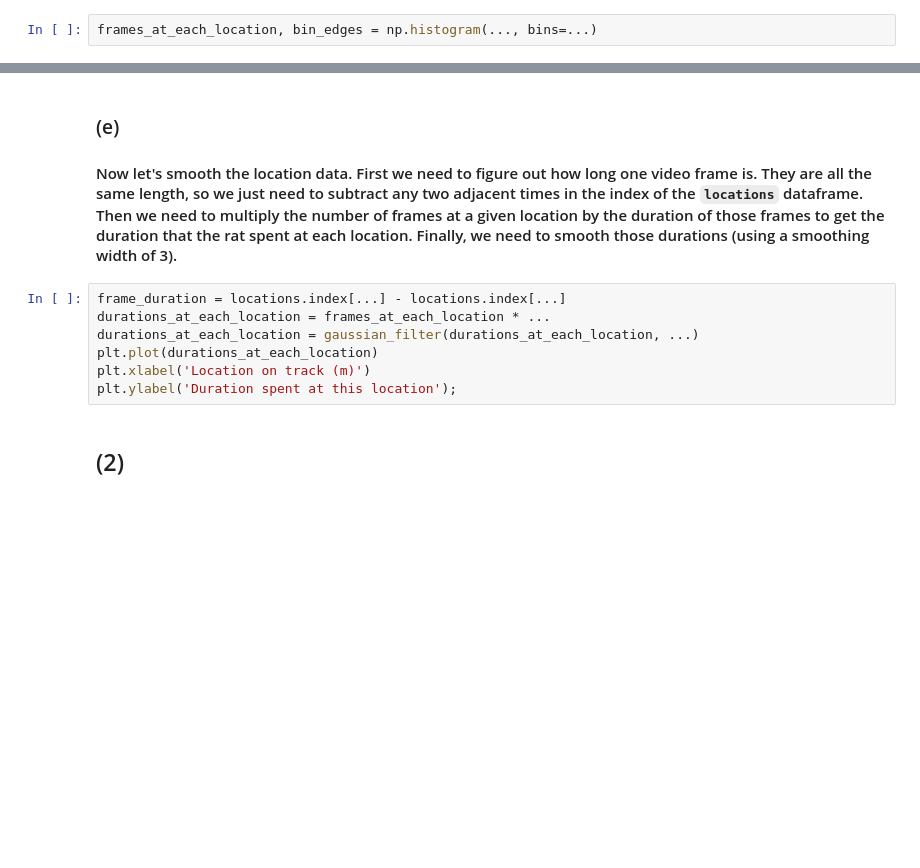
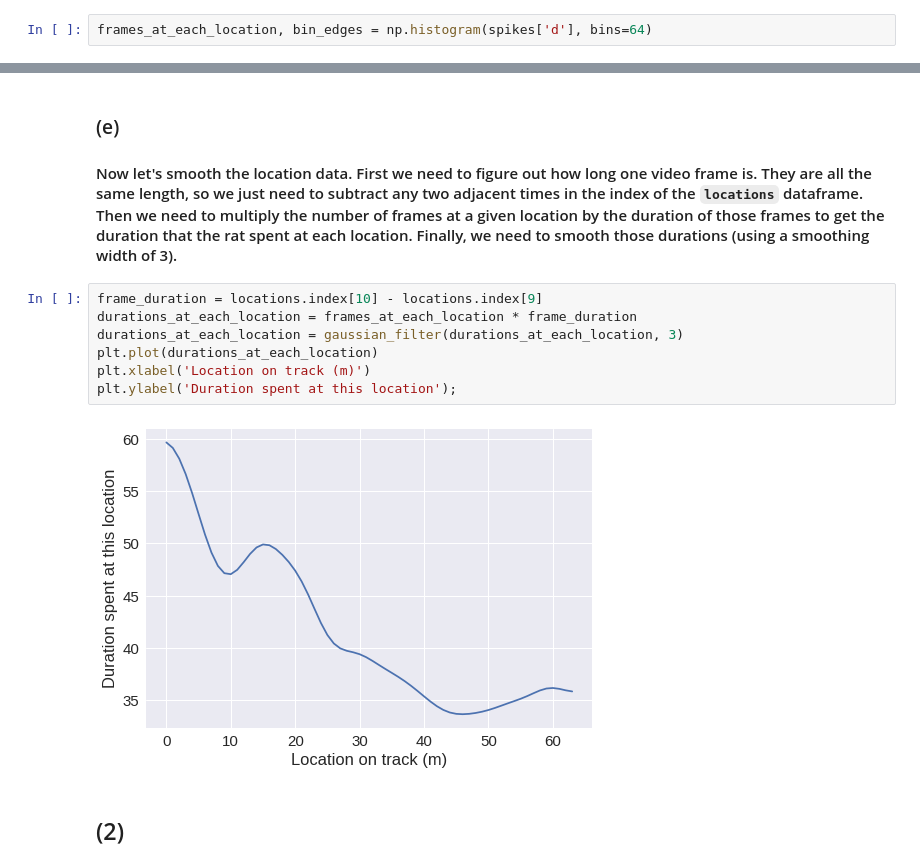
Before and after one commit to grobinson2019/BIO494, a Jupyter notebook: neural_coding_exercises.ipynb, the cells around one changed output, grey strips where cells are left out. Saved outputs shown, nothing was run; the diff lists cells and outputs as text; blank space fills up the shorter version.

```diff
--- a/neural_coding_exercises.ipynb
+++ b/neural_coding_exercises.ipynb
@@ -51,7 +84,7 @@ plt.ylabel('# of spikes observed there');
 ### (c)
 #### That shows us the histogram, but we are actually going to want to use the values plotted there for our analysis.  Use the function `np.histogram` to extract the counts in each bin (the number of video frames that the rat was at that approximate location), and the locations of the edges of each bin, using 64 bins.
 # %%
-frames_at_each_location, bin_edges = np.histogram(..., bins=...)
+frames_at_each_location, bin_edges = np.histogram(spikes['d'], bins=64)
 # %% [markdown]
 #### If you check, you will see that there are 101 bin edges, not 100.  That is because each bin edge is both the left edge of one bin and the right edge of another.  Let's find the center of each bin, which is a better description of data in the bin.
 # %%
@@ -72,12 +107,14 @@ plt.plot(smooth); # The orange trace
 ### (e)
 #### Now let's smooth the location data.  First we need to figure out how long one video frame is.  They are all the same length, so we just need to subtract any two adjacent times in the index of the `locations` dataframe.  Then we need to multiply the number of frames at a given location by the duration of those frames to get the duration that the rat spent at each location.  Finally, we need to smooth those durations (using a smoothing width of 3).
 # %%
-frame_duration = locations.index[...] - locations.index[...]
-durations_at_each_location = frames_at_each_location * ...
-durations_at_each_location = gaussian_filter(durations_at_each_location, ...)
+frame_duration = locations.index[10] - locations.index[9]
+durations_at_each_location = frames_at_each_location * frame_duration
+durations_at_each_location = gaussian_filter(durations_at_each_location, 3)
 plt.plot(durations_at_each_location)
 plt.xlabel('Location on track (m)')
 plt.ylabel('Duration spent at this location');
+# %% [output]
+[figure, added]
 # %% [markdown]
 ## (2)
 # %% [markdown]
```
Also changed, not shown: parts of 8 cells of this notebook.
